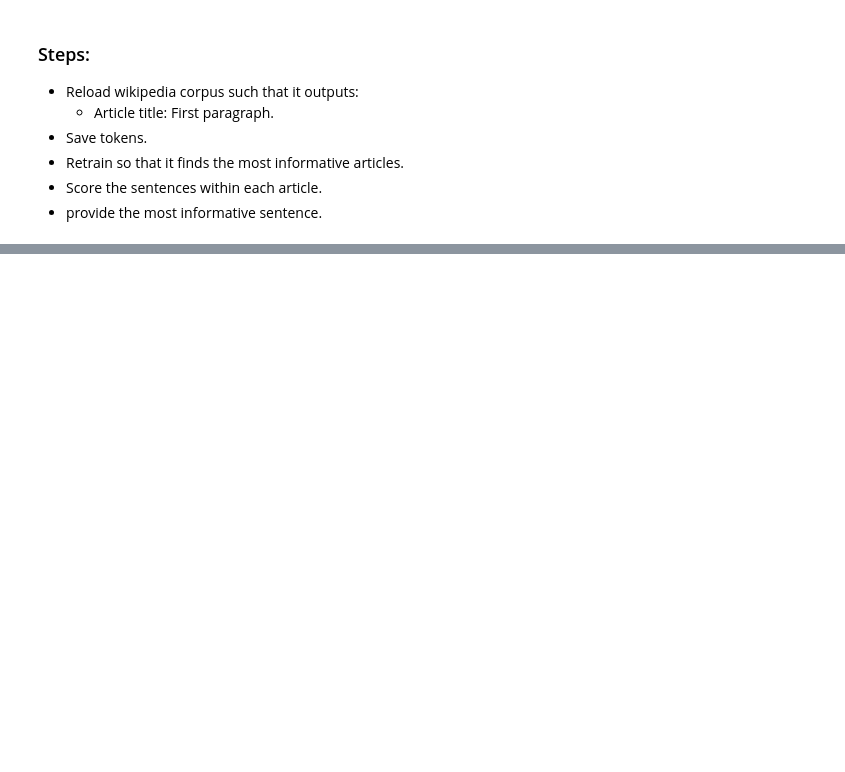
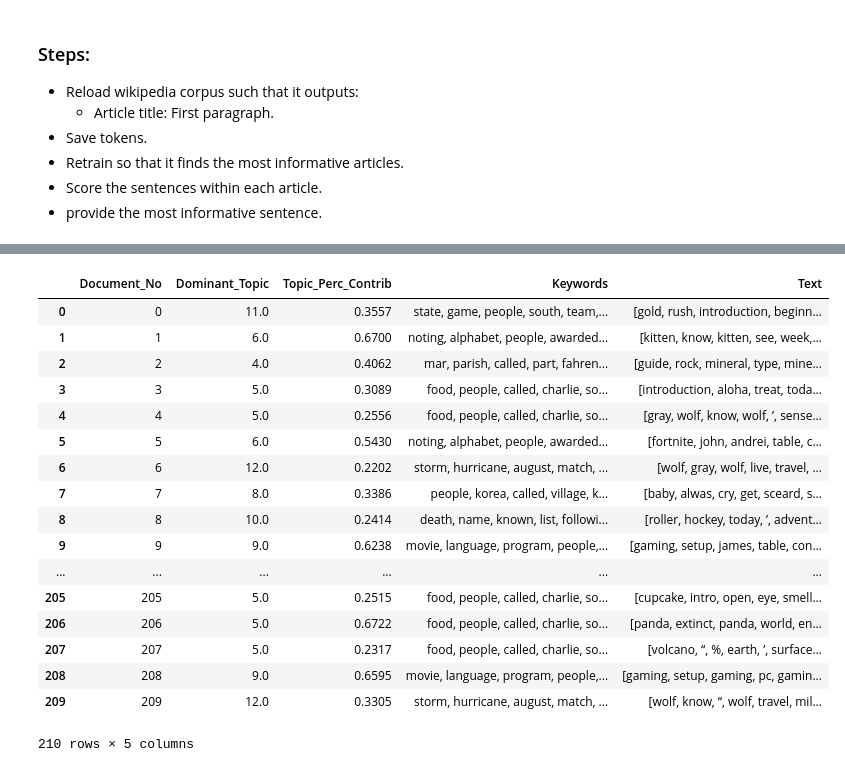
Before and after one commit to mibarguen/complementary_fact_finder, a Jupyter notebook: notebooks/05-model-improvement.ipynb, the cells around one changed output, grey strips where cells are left out. Cells and saved outputs as stored; diff of their text form; code cells hidden in the pictures; blank space fills up the shorter version.

```diff
--- a/notebooks/05-model-improvement.ipynb
+++ b/notebooks/05-model-improvement.ipynb
@@ -24 +20,3 @@ with open('data/tai-documents-v3.json', 'r') as f:
+# %%
+lda_wiki = LdaWikiModel(student_tokens_path='data/student_keywords.json', wiki_tokens_path='data/articles_keywords.pkl', wiki_sents_path='data/articles.pkl')
 # %%
@@ -86,0 +94,51 @@ def get_most_informative_sent(article):
+# %%
+def format_topics_sentences(ldamodel, corpus, texts):
+    # Init output
+    sent_topics_df = pd.DataFrame()
+
+    # Get main topic in each document
+    for i, row_list in enumerate(ldamodel[corpus]):
+        row = row_list[0] if ldamodel.per_word_topics else row_list
+        # print(row)
+        row = sorted(row, key=lambda x: (x[1]), reverse=True)
+        # Get the Dominant topic, Perc Contribution and Keywords for each document
+        for j, (topic_num, prop_topic) in enumerate(row):
+            if j == 0:  # => dominant topic
+                wp = ldamodel.show_topic(topic_num)
+                topic_keywords = ", ".join([word for word, prop in wp])
+                sent_topics_df = sent_topics_df.append(pd.Series([int(topic_num), round(prop_topic,4), topic_keywords]), ignore_index=True)
+            else:
+                break
+    sent_topics_df.columns = ['Dominant_Topic', 'Perc_Contribution', 'Topic_Keywords']
+
+    # Add original text to the end of the output
+    contents = pd.Series(texts)
+    sent_topics_df = pd.concat([sent_topics_df, contents], axis=1)
+    return(sent_topics_df)
+
+
+df_topic_sents_keywords = format_topics_sentences(ldamodel=lda_wiki.lda, corpus=student_corpus, texts=lda_wiki.student_tokens)
+
+# Format
+df_dominant_topic = df_topic_sents_keywords.reset_index()
+df_dominant_topic.columns = ['Document_No', 'Dominant_Topic', 'Topic_Perc_Contrib', 'Keywords', 'Text']
+df_dominant_topic
+# %% [output]
+|  | Document_No | Dominant_Topic | Topic_Perc_Contrib | Keywords | Text |
+| 0 | 0 | 11.0 | 0.3557 | state, game, people, south, team,... | [gold, rush, introduction, beginn... |
+| 1 | 1 | 6.0 | 0.6700 | noting, alphabet, people, awarded... | [kitten, know, kitten, see, week,... |
+| 2 | 2 | 4.0 | 0.4062 | mar, parish, called, part, fahren... | [guide, rock, mineral, type, mine... |
+| 3 | 3 | 5.0 | 0.3089 | food, people, called, charlie, so... | [introduction, aloha, treat, toda... |
+| 4 | 4 | 5.0 | 0.2556 | food, people, called, charlie, so... | [gray, wolf, know, wolf, ’, sense... |
+| 5 | 5 | 6.0 | 0.5430 | noting, alphabet, people, awarded... | [fortnite, john, andrei, table, c... |
+| 6 | 6 | 12.0 | 0.2202 | storm, hurricane, august, match, ... | [wolf, gray, wolf, live, travel, ... |
+| 7 | 7 | 8.0 | 0.3386 | people, korea, called, village, k... | [baby, alwas, cry, get, sceard, s... |
+| 8 | 8 | 10.0 | 0.2414 | death, name, known, list, followi... | [roller, hockey, today, ’, advent... |
+| 9 | 9 | 9.0 | 0.6238 | movie, language, program, people,... | [gaming, setup, james, table, con... |
+| ... | ... | ... | ... | ... | ... |
+| 205 | 205 | 5.0 | 0.2515 | food, people, called, charlie, so... | [cupcake, intro, open, eye, smell... |
+| 206 | 206 | 5.0 | 0.6722 | food, people, called, charlie, so... | [panda, extinct, panda, world, en... |
+| 207 | 207 | 5.0 | 0.2317 | food, people, called, charlie, so... | [volcano, “, %, earth, ’, surface... |
+| 208 | 208 | 9.0 | 0.6595 | movie, language, program, people,... | [gaming, setup, gaming, pc, gamin... |
+| 209 | 209 | 12.0 | 0.3305 | storm, hurricane, august, match, ... | [wolf, know, “, wolf, travel, mil... |
+210 rows × 5 columns
```
Also changed, not shown: parts of 21 cells of this notebook, 5 other files.
